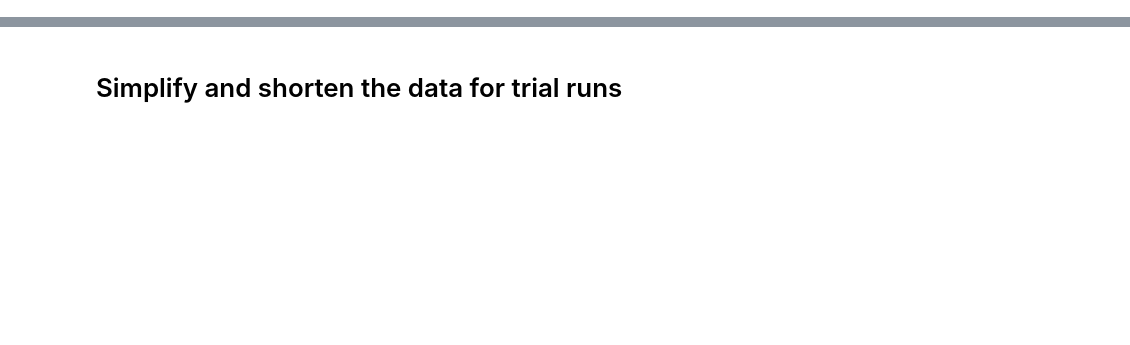
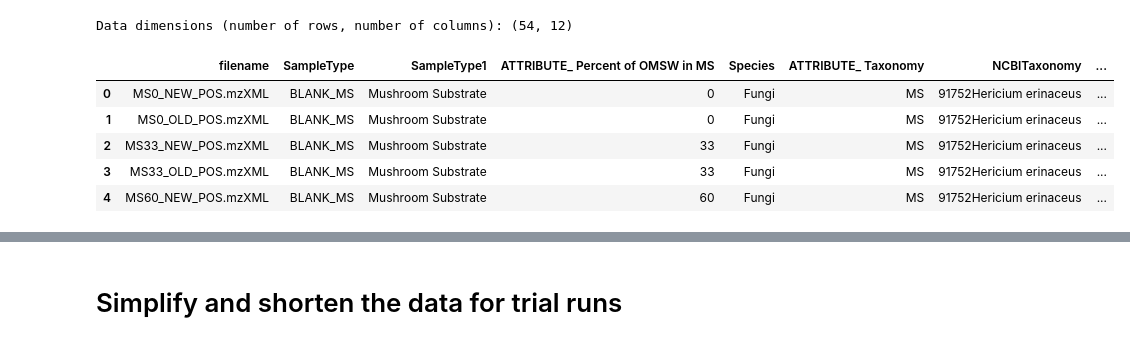
Before and after one commit to kevinmildau/msFeaST, a Jupyter notebook: notebooks/case_study_data_processing.ipynb, the cells around one changed output, grey strips where cells are left out. Drawn from its saved outputs; the diff is of its cells as text; code cells hidden in the pictures; blank space fills up the shorter version.

```diff
--- a/notebooks/case_study_data_processing.ipynb
+++ b/notebooks/case_study_data_processing.ipynb
@@ -91,0 +30,13 @@ print(spectra[0].get("precursor_mz"))
+# %%
+raw_metadata_filepath = os.path.join("data", "mushroom_data_gnps_export", "metadata.tsv")
+raw_statistical_metadata = pd.read_table(raw_metadata_filepath)
+print("Data dimensions (number of rows, number of columns):", raw_statistical_metadata.shape)
+raw_statistical_metadata.head()
+# %% [output]
+Data dimensions (number of rows, number of columns): (54, 12)
+|  | filename | SampleType | SampleType1 | ATTRIBUTE_ Percent of OMSW in MS | Species | ATTRIBUTE_ Taxonomy | NCBITaxonomy | ... |
+| 0 | MS0_NEW_POS.mzXML | BLANK_MS | Mushroom Substrate | 0 | Fungi | MS | 91752Hericium erinaceus | ... |
+| 1 | MS0_OLD_POS.mzXML | BLANK_MS | Mushroom Substrate | 0 | Fungi | MS | 91752Hericium erinaceus | ... |
+| 2 | MS33_NEW_POS.mzXML | BLANK_MS | Mushroom Substrate | 33 | Fungi | MS | 91752Hericium erinaceus | ... |
+| 3 | MS33_OLD_POS.mzXML | BLANK_MS | Mushroom Substrate | 33 | Fungi | MS | 91752Hericium erinaceus | ... |
+| 4 | MS60_NEW_POS.mzXML | BLANK_MS | Mushroom Substrate | 60 | Fungi | MS | 91752Hericium erinaceus | ... |
```
Also changed, not shown: parts of 41 cells of this notebook.
